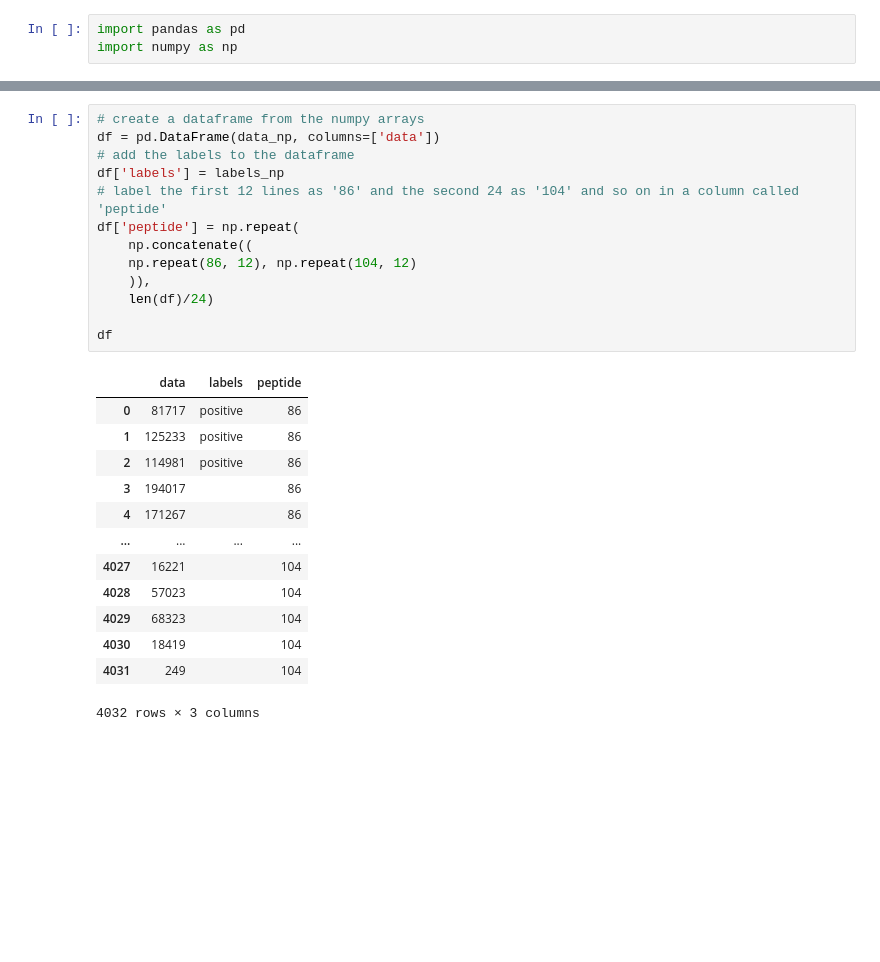
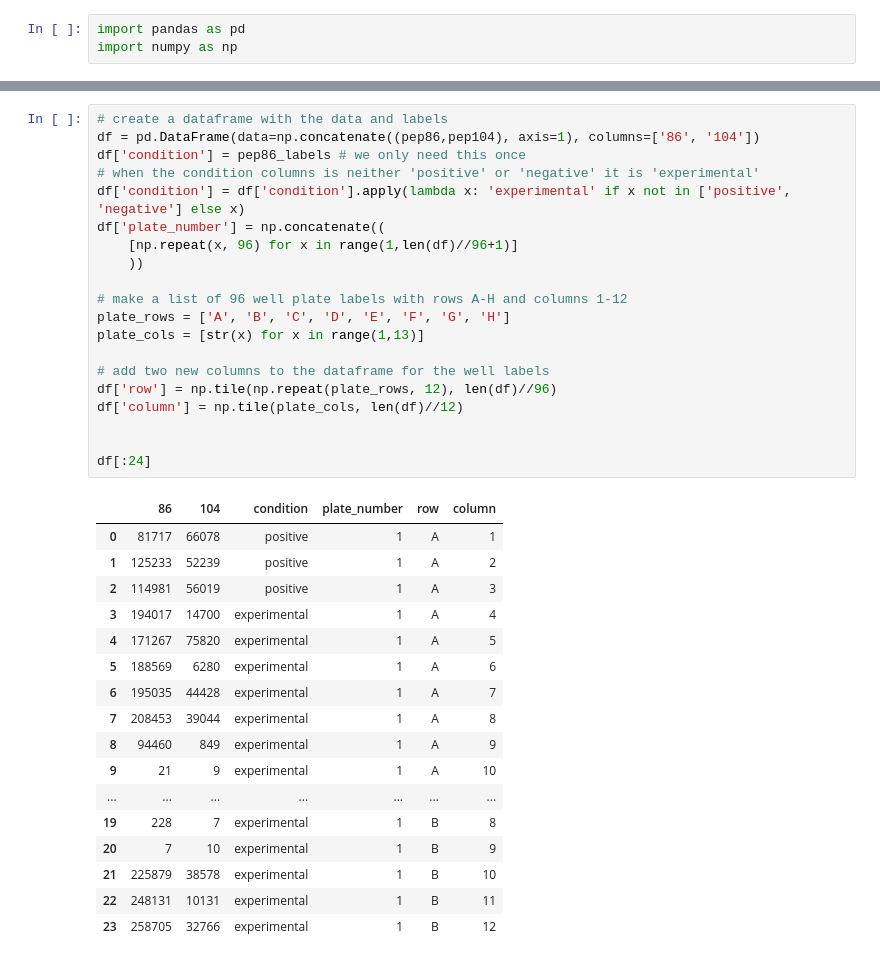
Before and after one commit to c-bun/ScreenTools, a Jupyter notebook: RA_2022.ipynb, the cells around one changed output, grey strips where cells are left out. Drawn from its saved outputs; the diff is of its cells as text; blank space fills up the shorter version.

```diff
--- a/RA_2022.ipynb
+++ b/RA_2022.ipynb
@@ -15,27 +60,38 @@ labels_np = labels_np.reshape(-1,1)
-# %%
-# create a dataframe from the numpy arrays
-df = pd.DataFrame(data_np, columns=['data'])
-# add the labels to the dataframe
-df['labels'] = labels_np
-# label the first 12 lines as '86' and the second 24 as '104' and so on in a column called 'peptide'
-df['peptide'] = np.repeat(
-    np.concatenate((
-    np.repeat(86, 12), np.repeat(104, 12)
-    )),
-    len(df)/24)
-
-df
-# %% [output]
-|  | data | labels | peptide |
-| 0 | 81717 | positive | 86 |
-| 1 | 125233 | positive | 86 |
-| 2 | 114981 | positive | 86 |
-| 3 | 194017 |  | 86 |
-| 4 | 171267 |  | 86 |
-| ... | ... | ... | ... |
-| 4027 | 16221 |  | 104 |
-| 4028 | 57023 |  | 104 |
-| 4029 | 68323 |  | 104 |
-| 4030 | 18419 |  | 104 |
-| 4031 | 249 |  | 104 |
-4032 rows × 3 columns
+# %%
+# create a dataframe with the data and labels
+df = pd.DataFrame(data=np.concatenate((pep86,pep104), axis=1), columns=['86', '104'])
+df['condition'] = pep86_labels # we only need this once
+# when the condition columns is neither 'positive' or 'negative' it is 'experimental'
+df['condition'] = df['condition'].apply(lambda x: 'experimental' if x not in ['positive', 'negative'] else x)
+df['plate_number'] = np.concatenate((
+    [np.repeat(x, 96) for x in range(1,len(df)//96+1)]
+    ))
+
+# make a list of 96 well plate labels with rows A-H and columns 1-12
+plate_rows = ['A', 'B', 'C', 'D', 'E', 'F', 'G', 'H']
+plate_cols = [str(x) for x in range(1,13)]
+
+# add two new columns to the dataframe for the well labels
+df['row'] = np.tile(np.repeat(plate_rows, 12), len(df)//96)
+df['column'] = np.tile(plate_cols, len(df)//12)
+
+
+df[:24]
+# %% [output]
+|  | 86 | 104 | condition | plate_number | row | column |
+| 0 | 81717 | 66078 | positive | 1 | A | 1 |
+| 1 | 125233 | 52239 | positive | 1 | A | 2 |
+| 2 | 114981 | 56019 | positive | 1 | A | 3 |
+| 3 | 194017 | 14700 | experimental | 1 | A | 4 |
+| 4 | 171267 | 75820 | experimental | 1 | A | 5 |
+| 5 | 188569 | 6280 | experimental | 1 | A | 6 |
+| 6 | 195035 | 44428 | experimental | 1 | A | 7 |
+| 7 | 208453 | 39044 | experimental | 1 | A | 8 |
+| 8 | 94460 | 849 | experimental | 1 | A | 9 |
+| 9 | 21 | 9 | experimental | 1 | A | 10 |
+| ... | ... | ... | ... | ... | ... | ... |
+| 19 | 228 | 7 | experimental | 1 | B | 8 |
+| 20 | 7 | 10 | experimental | 1 | B | 9 |
+| 21 | 225879 | 38578 | experimental | 1 | B | 10 |
+| 22 | 248131 | 10131 | experimental | 1 | B | 11 |
+| 23 | 258705 | 32766 | experimental | 1 | B | 12 |
```
Also changed, not shown: parts of 7 cells of this notebook, 7 other files.
